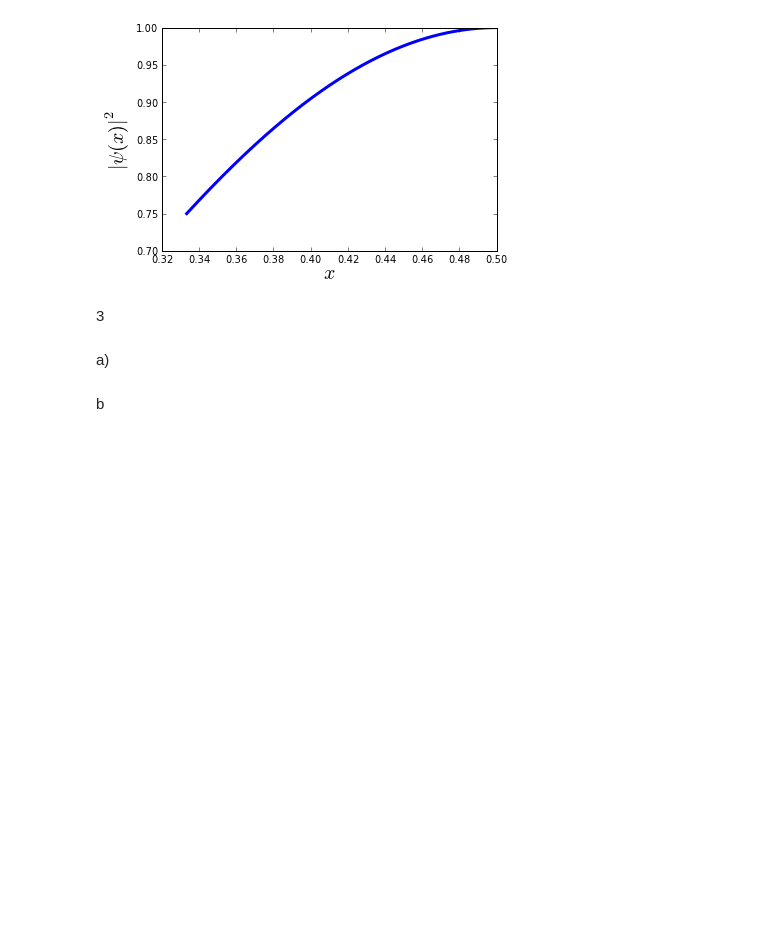
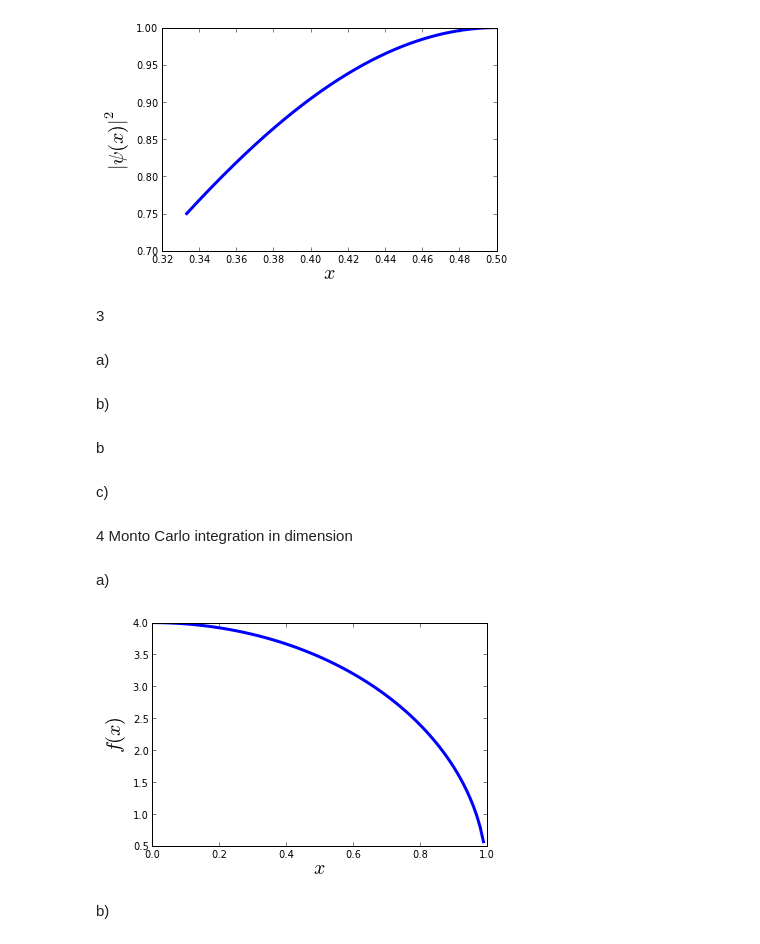
Before and after one commit to psalehsa/PHYS202-S13, a Jupyter notebook: Week5/IntegrationEx4.ipynb, the cells around one changed output. Cells and saved outputs as stored; diff of their text form; code cells hidden in the pictures; blank space fills up the shorter version.

```diff
--- a/Week5/IntegrationEx4.ipynb
+++ b/Week5/IntegrationEx4.ipynb
@@ -140,5 +140,25 @@ def wavefunction(n,x):
     wave34 = (1/(((2**n)*factorial(n)*sqrt(pi))**(1/2)))*(e**((-x**2)/2))*H(1,4)
     wave35 = (1/(((2**n)*factorial(n)*sqrt(pi))**(1/2)))*(e**((-x**2)/2))*H(2,4)
     wave36 = (1/(((2**n)*factorial(n)*sqrt(pi))**(1/2)))*(e**((-x**2)/2))*H(3,4)
+# %% [markdown]
+b)
 # %% [markdown]
 b
+# %% [markdown]
+c)
+# %% [markdown]
+4  Monto Carlo integration in dimension
+# %% [markdown]
+a)
+# %%
+f=lambda x: 4*np.sqrt(1-x**2)
+x = arange(0.,1.,0.01)
+myplot = plot(x,f(x),lw=3)
+ylabel(r'$f(x)$',fontsize=20)
+xlabel(r'$x$', fontsize=20)
+xlim(0.,1.)
+show()
+# %% [output]
+[figure, added]
+# %% [markdown]
+b)
```
